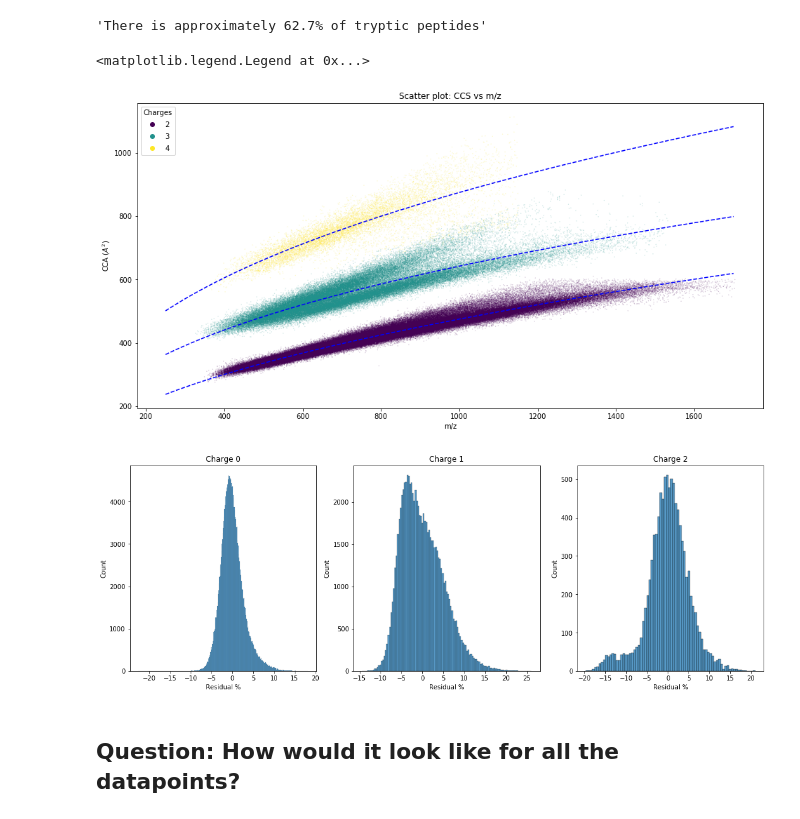
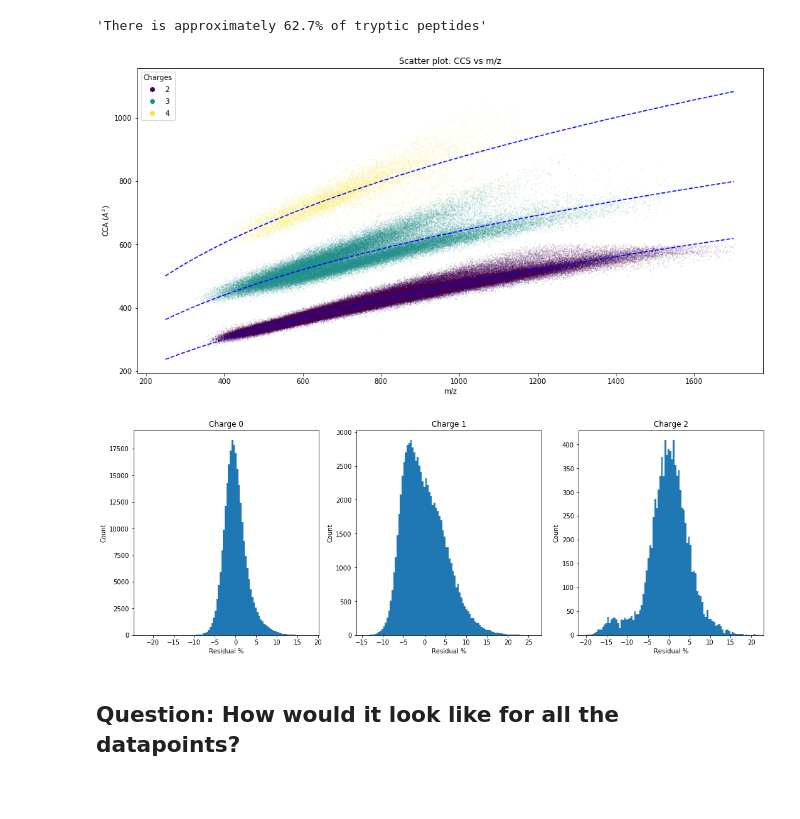
Before and after one commit to jlrestrepol/ccs, a Jupyter notebook: dl_paper/fig1.ipynb, the cells around one changed output. Cells and saved outputs as stored; diff of their text form; code cells hidden in the pictures; blank space fills up the shorter version.

```diff
--- a/dl_paper/fig1.ipynb
+++ b/dl_paper/fig1.ipynb
@@ -58,29 +58,27 @@ popt_4, _ =scipy.optimize.curve_fit(f, df_tryp_ch4['m/z'], df_tryp_ch4['CCS'])
 # %%
 x_plot = np.linspace(250, 1700, 200)
 fig = plt.gcf()
 fig.set_size_inches((16, 8))
 scatter = plt.scatter(df_tryp['m/z'], df_tryp['CCS'], c = df_tryp['Charge'], s = 0.01)
 power2 = plt.plot(x_plot, f(x_plot, popt_2[0], popt_2[1]) , 'b--', label = 'fit charge 2')
 power3 = plt.plot(x_plot, f(x_plot, popt_3[0], popt_3[1]) , 'b--', label = 'fit charge 3')
 power4 = plt.plot(x_plot, f(x_plot, popt_4[0], popt_4[1]) , 'b--', label = 'fit charge 4')
 plt.xlabel('m/z')
 plt.ylabel(r'CCA ($A^2$)')
 plt.title('Scatter plot: CCS vs m/z')
 plt.legend(*scatter.legend_elements(), title = 'Charges')
+
+fig, ax = plt.subplots(nrows=1, ncols=3, figsize=(18,6))
+i = 0
+for ax, df_ch, popt in zip(ax, [df_tryp_ch2, df_tryp_ch3, df_tryp_ch4],[popt_2, popt_3, popt_4]):
+    ax.hist((df_ch['CCS']-f(df_ch['m/z'], popt[0], popt[1]))/f(df_ch['m/z'], popt[0], popt[1])*100, bins = 100)
+    ax.set_xlabel('Residual %')
+    ax.set_ylabel('Count')
+    ax.set_title(f'Charge {i}')
+    i += 1
 # %% [output]
-<matplotlib.legend.Legend at 0x...>
 [figure]
+[figure, added]
-# %%
-fig, ax = plt.subplots(nrows=1, ncols=3, figsize=(18,6))
-i = 0
-for ax, df_ch, popt in zip(ax, [df_tryp_ch2, df_tryp_ch3, df_tryp_ch4],[popt_2, popt_3, popt_4]):
-    sns.histplot((df_ch['CCS']-f(df_ch['m/z'], popt[0], popt[1]))/f(df_ch['m/z'], popt[0], popt[1])*100, ax = ax)
-    ax.set_xlabel('Residual %')
-    ax.set_ylabel('Count')
-    ax.set_title(f'Charge {i}')
-    i += 1
-# %% [output]
-[figure, removed]
 # %% [markdown]
 ## Question: How would it look like for all the datapoints?
 # %%
```
Also changed, not shown: parts of 3 cells of this notebook.
